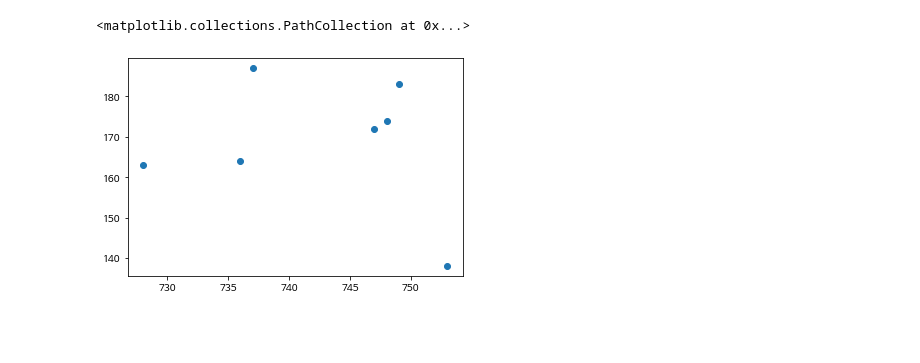
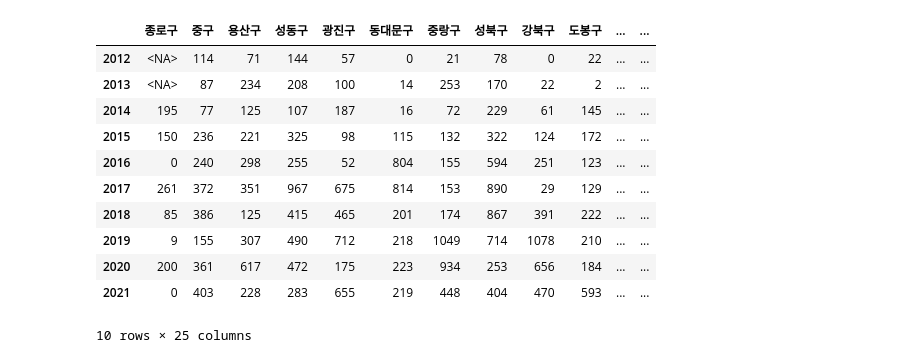
Before and after one commit to dacon-competition-seoul/dacon-seoul, a Jupyter notebook: 자치구별분석.ipynb, the cells around one changed output. Saved outputs shown, nothing was run; the diff lists cells and outputs as text; code cells hidden in the pictures; blank space fills up the shorter version.

```diff
--- a/자치구별분석.ipynb
+++ b/자치구별분석.ipynb
@@ -69,7 +10,29 @@ plt.scatter(temp["관할경찰서정원"], temp["건수"])
-# %%
-temp = df_drop[(df_drop["죄종"]=="강간,추행") &(df_drop["발생검거"]=="발생")  ]
-temp = temp[ temp["자치구"] == "중랑구"]
-plt.scatter(temp["관할경찰서정원"], temp["건수"])
-# %% [output]
-<matplotlib.collections.PathCollection at 0x...>
-[figure, removed]
+# %%
+df = pd.read_csv("data/자치구별5대범죄/01-20_자치구별_5대범죄.csv")
+assert df.year.dtype == int
+
+df_quota = pd.read_csv(
+    "./data/경찰청_경찰서별_경찰관현황/2014-2021_서울_경찰서별_정원.csv")
+assert df_quota.ds.dtype == int
+
+df_cctv = pd.read_csv(
+    "data/서울시CCTV설치운영현황/서울시CCTV연도별신규설치수.csv",
+    index_col=0,
+)
+df_cctv = df_cctv.drop("2012년 이전")
+df_cctv["종로구"] = df_cctv["종로구"].fillna(-1).astype(int).replace(-1, pd.NA)
+df_cctv.index = df_cctv.index.map(lambda x:  int(x[:4]))
+df_cctv
+# %% [output]
+|  | 종로구 | 중구 | 용산구 | 성동구 | 광진구 | 동대문구 | 중랑구 | 성북구 | 강북구 | 도봉구 | ... | ... |
+| 2012 | <NA> | 114 | 71 | 144 | 57 | 0 | 21 | 78 | 0 | 22 | ... | ... |
+| 2013 | <NA> | 87 | 234 | 208 | 100 | 14 | 253 | 170 | 22 | 2 | ... | ... |
+| 2014 | 195 | 77 | 125 | 107 | 187 | 16 | 72 | 229 | 61 | 145 | ... | ... |
+| 2015 | 150 | 236 | 221 | 325 | 98 | 115 | 132 | 322 | 124 | 172 | ... | ... |
+| 2016 | 0 | 240 | 298 | 255 | 52 | 804 | 155 | 594 | 251 | 123 | ... | ... |
+| 2017 | 261 | 372 | 351 | 967 | 675 | 814 | 153 | 890 | 29 | 129 | ... | ... |
+| 2018 | 85 | 386 | 125 | 415 | 465 | 201 | 174 | 867 | 391 | 222 | ... | ... |
+| 2019 | 9 | 155 | 307 | 490 | 712 | 218 | 1049 | 714 | 1078 | 210 | ... | ... |
+| 2020 | 200 | 361 | 617 | 472 | 175 | 223 | 934 | 253 | 656 | 184 | ... | ... |
+| 2021 | 0 | 403 | 228 | 283 | 655 | 219 | 448 | 404 | 470 | 593 | ... | ... |
+10 rows × 25 columns
```
Also changed, not shown: parts of 15 cells of this notebook, 11 other files.
